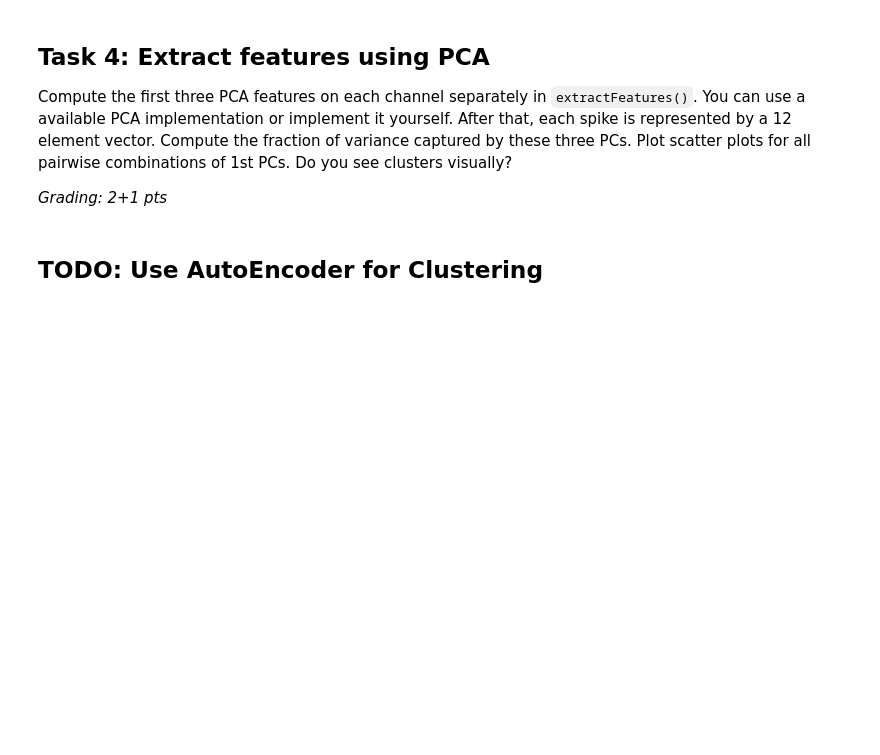
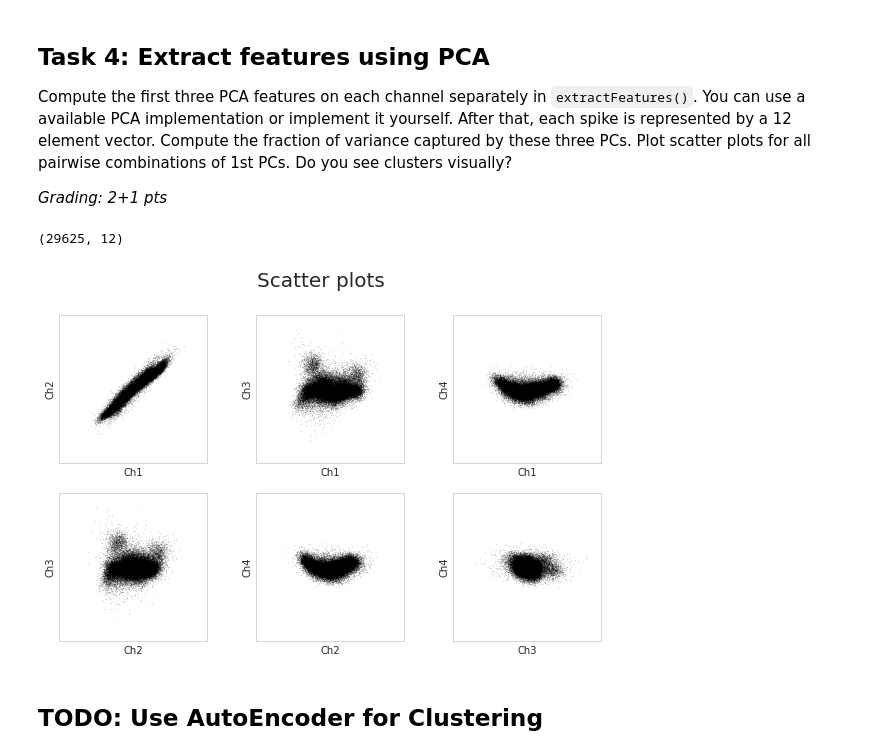
Before and after one commit to tanmayyb/neural_data_science, a Jupyter notebook: labs/CodingLab1.ipynb, the cells around one changed output. Cells and saved outputs as stored; diff of their text form; code cells hidden in the pictures; blank space fills up the shorter version.

```diff
--- a/labs/CodingLab1.ipynb
+++ b/labs/CodingLab1.ipynb
@@ -322,5 +363,5 @@ Plot scatter plots for all pairwise combinations of 1st PCs. Do you see clusters
 # %%
-def extractFeatures(w):
+
 # Extract features for spike sorting.
 #   b = extractFeatures(w) extracts features for spike sorting from the
 #   waveforms in w, which is a 3d array of size length(window) x #spikes x
@@ -330,27 +371,51 @@ def extractFeatures(w):
 #   a total of 12 features. Also, the varianced explained by the 3 features per channel
 #   should be computed.
 
+	# b = list()
+	# for i in range(w.shape[2]): # channels
+	# 	w_norm = StandardScaler().fit_transform(w[:,:,i]).T
+	# 	# print(w_norm.shape)
+	# 	pca = PCA(n_components=3)
+	# 	pca.fit(w_norm)
+	# 	b.append(pca.transform(w_norm))
 
+	# b = np.array(b).transpose(1,2,0).reshape(-1, 12)
+	# return b
 
+def extractFeatures(w:np.array) -> np.array:
+	b = list()
+	for i in range(w.shape[2]): # channels
+		# w_norm = StandardScaler().fit_transform(w[:,:,i]).T
+		pca = PCA(n_components=3)
+		pca.fit(w[:,:,i].T)
+		b.append(pca.transform(w[:,:,i].T))
+	b = np.array(b).transpose(1,2,0).reshape(-1, 12)
+	return b
 
-    return b
+b = extractFeatures(w)
 # %%
 b = extractFeatures(w)
+# %%
+b.shape
+# %% [output]
+(29625, 12)
 # %%
 plt.figure(figsize=(10, 6))
 plt.suptitle('Scatter plots',fontsize=20)
 
 idx = [0, 3, 6, 9]
 p = 1
 labels = ['Ch1','Ch2','Ch3','Ch4']
 for i in np.arange(0,4):
     for j in np.arange(i+1,4):
         ax = plt.subplot(2,3,p, aspect='equal')
-        plt.plot(b[:,idx[i]],b[:,idx[j]],'.k', markersize=.7)
+        plt.plot(b[:,idx[i]],b[:,idx[j]],'.k', markersize=.1)
         plt.xlabel(labels[i])
         plt.ylabel(labels[j])
         plt.xlim((-1500,1500))
         plt.ylim((-1500,1500))
         ax.set_xticks([])
         ax.set_yticks([])
         p = p+1
+# %% [output]
+[figure, added]
```
Also changed, not shown: parts of 9 cells of this notebook.
